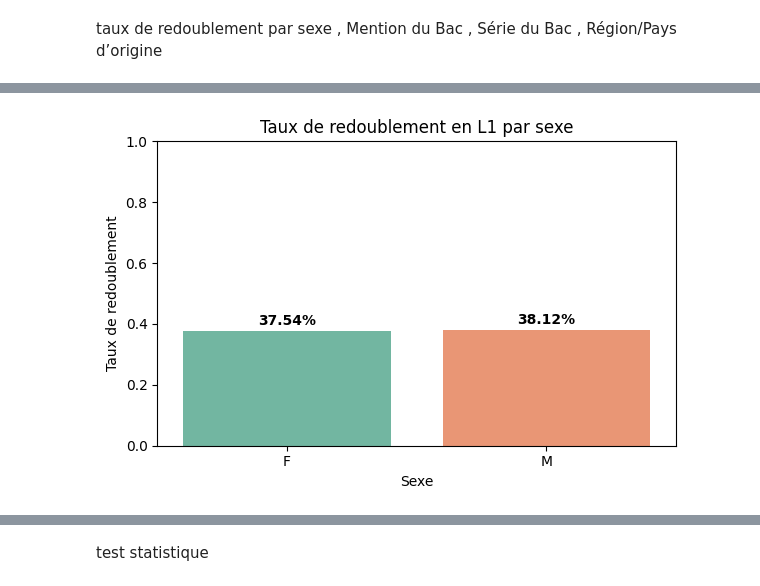
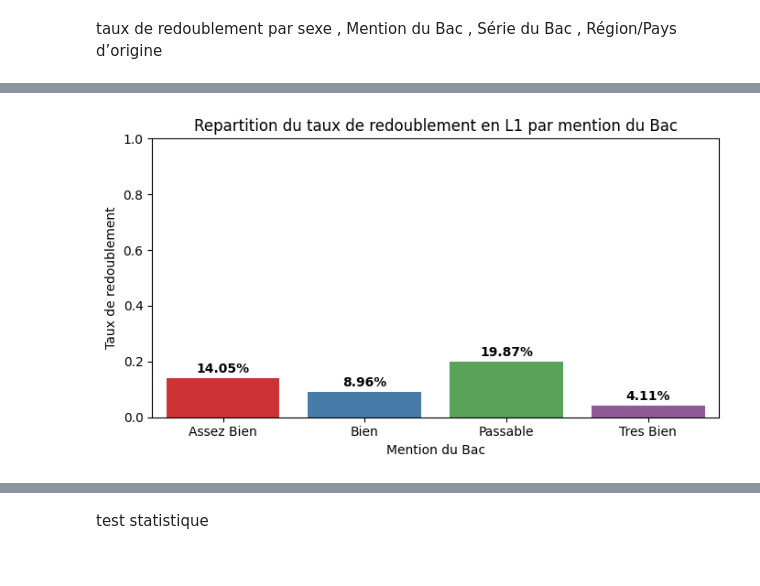
Before and after one commit to Abdourahmane2/mon_stage_senegal, a Jupyter notebook: code/EDA/eda_etudiant.ipynb, the cells around one changed output, grey strips where cells are left out. Drawn from its saved outputs; the diff is of its cells as text; code cells hidden in the pictures.

```diff
--- a/code/EDA/eda_etudiant.ipynb
+++ b/code/EDA/eda_etudiant.ipynb
@@ -427,38 +452,22 @@ df_total['BAC_TYPE'] = df_total['SERIE_BACC'].apply(serie_bac_type)
 # %% [markdown]
 taux de redoublement par sexe ,  Mention du Bac , Série du Bac ,  Région/Pays d’origine
 # %%
+# Pour chaque mention du bac
+nb_redoublants_par_mention = l1_2021[l1_2021['NUMERO'].isin(redoublants_2022['NUMERO'])].groupby('MENTION_BAC_NORM')['NUMERO'].nunique()
+nb_l1_par_mention = l1_2021.groupby('MENTION_BAC_NORM')['NUMERO'].nunique()
+taux_par_mention = (nb_redoublants_par_mention / nb_l1_par_mention).fillna(0)
 
-
-
-taux_par_sexe = df_total.groupby('SEXE')['Redouble_L1'].mean()
-taux_par_mention = df_total.groupby('MENTION_BAC_NORM')['Redouble_L1'].mean()
-taux_par_serie = df_total.groupby('BAC_TYPE')['Redouble_L1'].mean()
-
-# Prendre les régions de naissance non vides
-regions_non_vides = df_total['REGION_DE_NAISSANCE'].dropna()
-taux_par_region = df_total.groupby('REGION_DE_NAISSANCE')['Redouble_L1'].mean()
+# Pour chaque série du bac
+nb_redoublants_par_serie = l1_2021[l1_2021['NUMERO'].isin(redoublants_2022['NUMERO'])].groupby('BAC_TYPE')['NUMERO'].nunique()
+nb_l1_par_serie = l1_2021.groupby('BAC_TYPE')['NUMERO'].nunique()
+taux_par_serie = (nb_redoublants_par_serie / nb_l1_par_serie).fillna(0)
 # %%
 import matplotlib.pyplot as plt
 import seaborn as sns
 
-# --- Barplots pour comparer les taux ---
-
-# Sexe
-plt.figure(figsize=(6,4))
-sns.barplot(x=taux_par_sexe.index, y=taux_par_sexe.values, palette='Set2')
-plt.title("Taux de redoublement en L1 par sexe")
-plt.ylabel("Taux de redoublement")
-plt.xlabel("Sexe")
-plt.ylim(0, 1)
-for i, v in enumerate(taux_par_sexe.values):
-    plt.text(i, v + 0.01, f"{v:.2%}", ha='center', va='bottom', fontweight='bold')
-plt.tight_layout()
-plt.show()
-
-# Mention du Bac
 plt.figure(figsize=(7,4))
 sns.barplot(x=taux_par_mention.index, y=taux_par_mention.values, palette='Set1')
-plt.title("Taux de redoublement en L1 par mention du Bac")
+plt.title("Repartition du taux de redoublement en L1 par mention du Bac")
 plt.ylabel("Taux de redoublement")
 plt.xlabel("Mention du Bac")
 plt.ylim(0, 1)
@@ -467,10 +476,9 @@ for i, v in enumerate(taux_par_mention.values):
 plt.tight_layout()
 plt.show()
 
-# Série du Bac
 plt.figure(figsize=(7,4))
 sns.barplot(x=taux_par_serie.index, y=taux_par_serie.values, palette='Set3')
-plt.title("Taux de redoublement en L1 par série du Bac")
+plt.title("Repartition du taux de redoublement en L1 par série du Bac")
 plt.ylabel("Taux de redoublement")
 plt.xlabel("Série du Bac")
 plt.ylim(0, 1)
@@ -479,44 +487,34 @@ for i, v in enumerate(taux_par_serie.values):
 plt.tight_layout()
 plt.show()
 
-# Région de naissance (top 10)
-top_regions = taux_par_region.sort_values(ascending=False).head(10)
-plt.figure(figsize=(10,5))
-sns.barplot(x=top_regions.index, y=top_regions.values, palette='Blues_r')
-plt.title("Top 10 régions : taux de redoublement en L1")
-plt.ylabel("Taux de redoublement")
-plt.xlabel("Région de naissance")
-plt.ylim(0, 1)
-plt.xticks(rotation=45)
-for i, v in enumerate(top_regions.values):
-    plt.text(i, v + 0.01, f"{v:.2%}", ha='center', va='bottom', fontweight='bold')
-plt.tight_layout()
-plt.show()
 
-# --- Heatmap croisement mention/série du Bac ---
-table_croisee = pd.crosstab(df_total['MENTION_BAC_NORM'], df_total['BAC_TYPE'], values=df_total['Redouble_L1'], aggfunc='mean')
-plt.figure(figsize=(8,5))
-sns.heatmap(table_croisee, annot=True, fmt=".2%", cmap="YlGnBu")
+# Table croisée redoublants
+redoublants_l1_2021 = l1_2021[l1_2021['NUMERO'].isin(redoublants_2022['NUMERO'])]
+table_redoublants = pd.crosstab(
+    redoublants_l1_2021['MENTION_BAC_NORM'],
+    redoublants_l1_2021['BAC_TYPE'],
+    values=redoublants_l1_2021['NUMERO'],
+    aggfunc='nunique'
+)
+
+# Table croisée total inscrits
+table_inscrits = pd.crosstab(
+    l1_2021['MENTION_BAC_NORM'],
+    l1_2021['BAC_TYPE'],
+    values=l1_2021['NUMERO'],
+    aggfunc='nunique'
+)
+
+# Taux de redoublement par case
+table_taux = (table_redoublants / table_inscrits).fillna(0)
+
+plt.figure(figsize=(10,6))
+sns.heatmap(table_taux, annot=True, fmt=".2%", cmap="YlGnBu")
 plt.title("Taux de redoublement en L1 selon la mention et la série du Bac")
 plt.ylabel("Mention du Bac")
 plt.xlabel("Série du Bac")
 plt.tight_layout()
 plt.show()
-
-# --- Courbe d’évolution du taux de redoublement par année universitaire ---
-taux_par_annee = df_total.groupby('ANNEE_UNIVERSITAIRE')['Redouble_L1'].mean()
-plt.figure(figsize=(12,5))
-plt.plot(taux_par_annee.index, taux_par_annee.values, marker='o', color='crimson')
-for i, v in enumerate(taux_par_annee.values):
-    plt.text(i, v + 0.005, f"{v:.2%}", ha='center', va='bottom', fontweight='bold', fontsize=8)
-plt.title("Évolution du taux de redoublement en L1 par année universitaire")
-plt.xlabel("Année universitaire")
-plt.ylabel("Taux de redoublement")
-plt.ylim(0, 1)
-plt.xticks(rotation=45)
-plt.grid(True)
-plt.tight_layout()
-plt.show()
 # %% [output]
 Passing `palette` without assigning `hue` is deprecated and will be removed in v0.14.0. Assign the `x` variable to `hue` and set `legend=False` for the same effect.
 
@@ -524,3 +522,3 @@ Passing `palette` without assigning `hue` is deprecated and will be removed in v
-[figure, old version]
+[figure, new version]
 Passing `palette` without assigning `hue` is deprecated and will be removed in v0.14.0. Assign the `x` variable to `hue` and set `legend=False` for the same effect.
 
```
Also changed, not shown: parts of 11 cells of this notebook, 26 other files.
